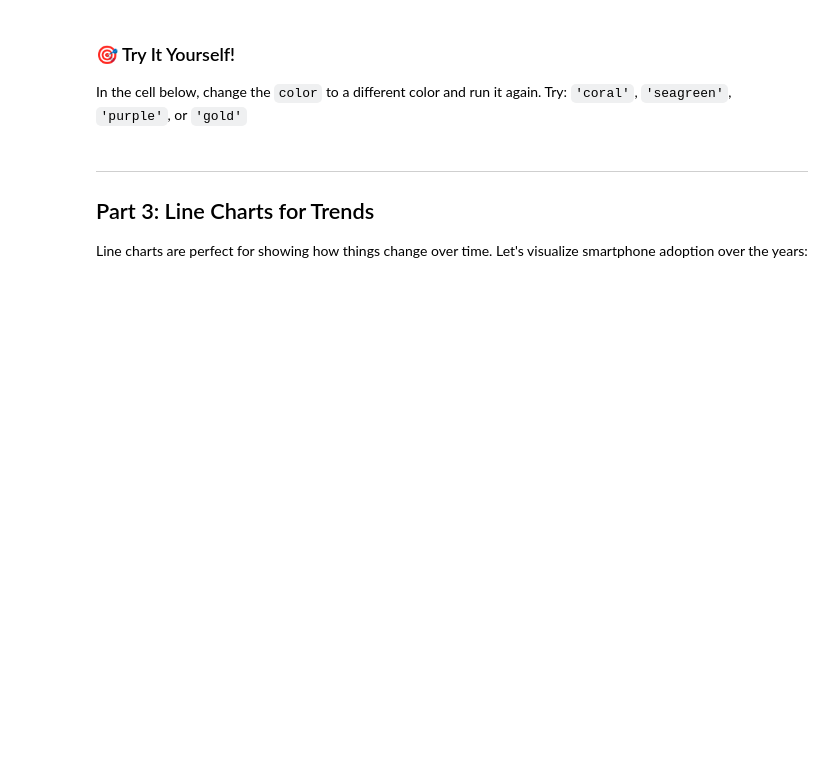
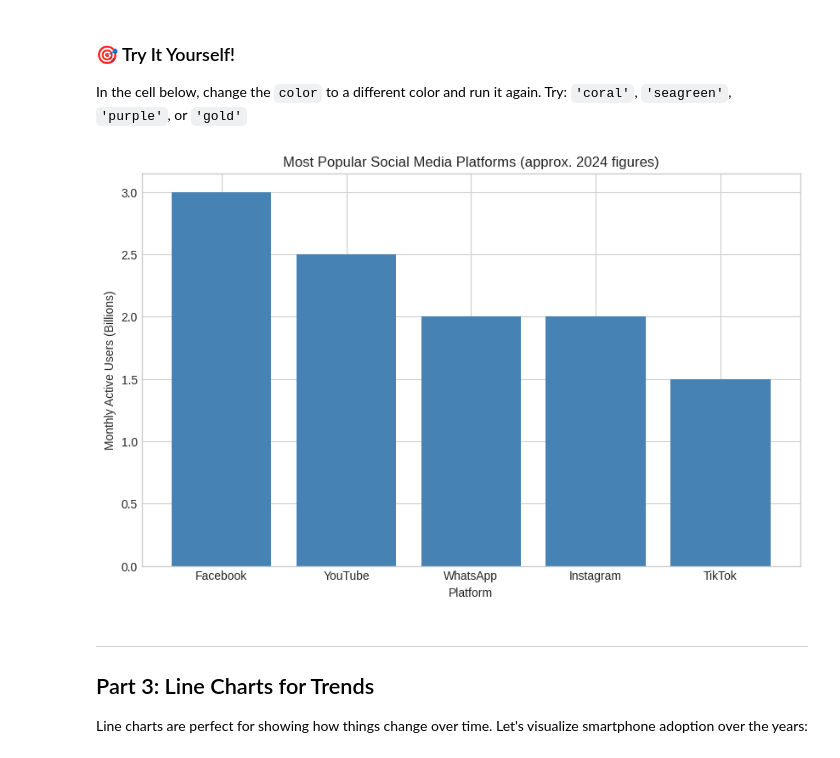
Before and after one commit to tdbowman/110informatics.github.io, a Jupyter notebook: module-07-visualization/hands-on-charts.ipynb, the cells around one changed output. Drawn from its saved outputs; the diff is of its cells as text; code cells hidden in the pictures; blank space fills up the shorter version.

```diff
--- a/module-07-visualization/hands-on-charts.ipynb
+++ b/module-07-visualization/hands-on-charts.ipynb
@@ -69,13 +84,15 @@ In the cell below, change the `color` to a different color and run it again. Try
 # %%
 # YOUR TURN: Change the color below!
 my_color = 'steelblue'  # <-- Change this!
 
 plt.figure(figsize=(10, 6))
 plt.bar(platforms, users, color=my_color)
 plt.xlabel('Platform')
 plt.ylabel('Monthly Active Users (Billions)')
-plt.title('Most Popular Social Media Platforms (2024)')
+plt.title('Most Popular Social Media Platforms (approx. 2024 figures)')
 plt.show()
+# %% [output]
+[figure, added]
 # %% [markdown]
 ---
 
```
Also changed, not shown: parts of 10 cells of this notebook, 34 other files.
